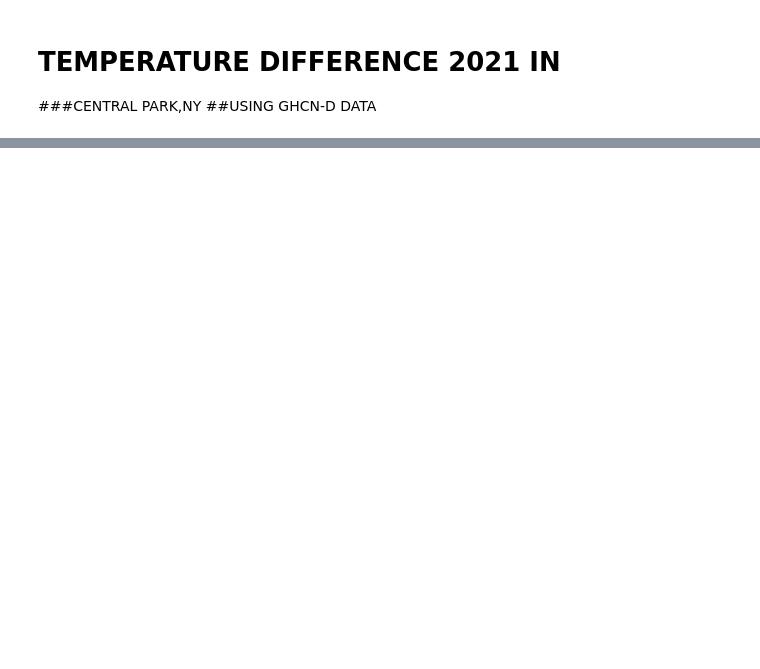
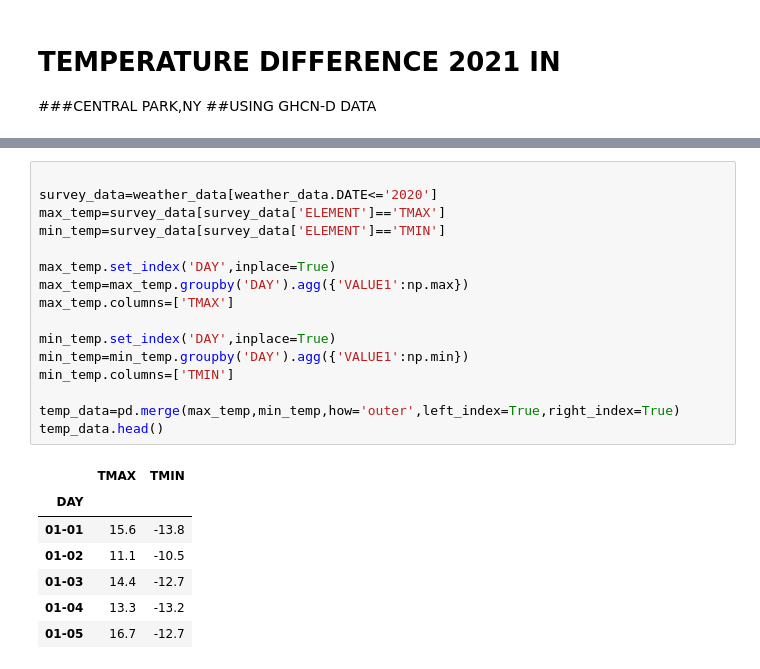
Before and after one commit to Ansuman09/RESUME, a Jupyter notebook: ComparinngTemp.ipynb, the cells around one changed output, grey strips where cells are left out. Drawn from its saved outputs; the diff is of its cells as text; blank space fills up the shorter version.

```diff
--- a/ComparinngTemp.ipynb
+++ b/ComparinngTemp.ipynb
@@ -90,0 +55,24 @@ plt.margins(x=0)
+# %%
+
+survey_data=weather_data[weather_data.DATE<='2020']
+max_temp=survey_data[survey_data['ELEMENT']=='TMAX']
+min_temp=survey_data[survey_data['ELEMENT']=='TMIN']
+
+max_temp.set_index('DAY',inplace=True)
+max_temp=max_temp.groupby('DAY').agg({'VALUE1':np.max})
+max_temp.columns=['TMAX']
+
+min_temp.set_index('DAY',inplace=True)
+min_temp=min_temp.groupby('DAY').agg({'VALUE1':np.min})
+min_temp.columns=['TMIN']
+
+temp_data=pd.merge(max_temp,min_temp,how='outer',left_index=True,right_index=True)
+temp_data.head()
+# %% [output]
+|  | TMAX | TMIN |
+| DAY |  |  |
+| 01-01 | 15.6 | -13.8 |
+| 01-02 | 11.1 | -10.5 |
+| 01-03 | 14.4 | -12.7 |
+| 01-04 | 13.3 | -13.2 |
+| 01-05 | 16.7 | -12.7 |
```
Also changed, not shown: parts of 8 cells of this notebook.
